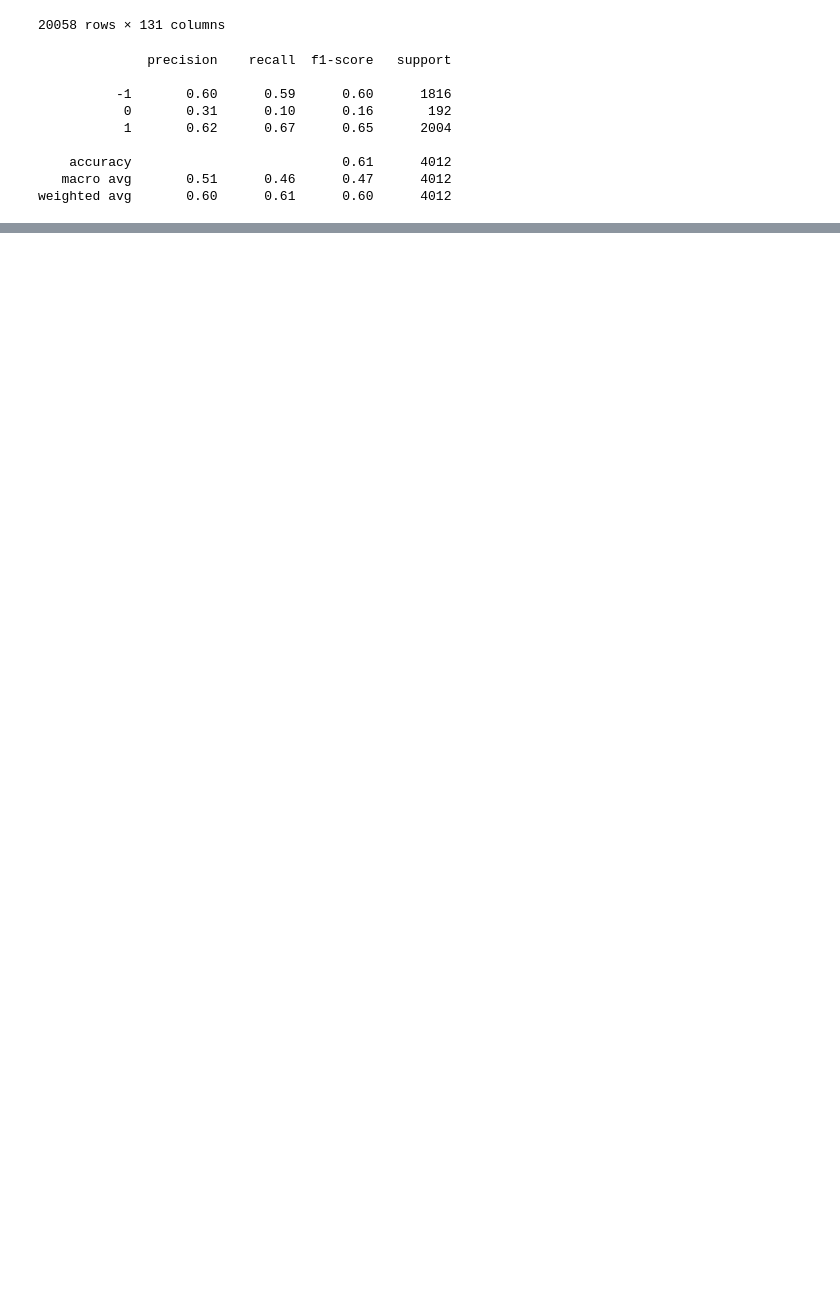
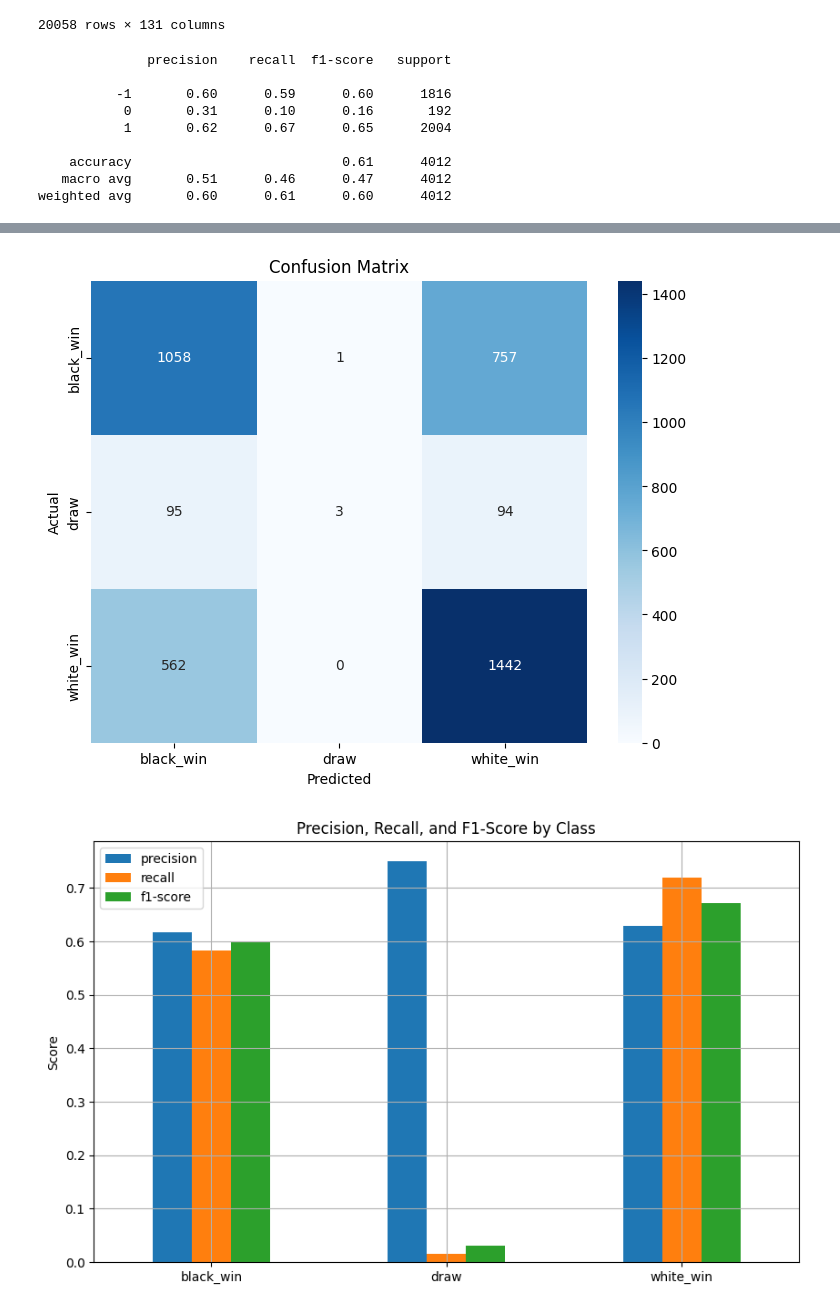
Before and after one commit to Ajodo-Godson/CP191-RAR, a Jupyter notebook: Game_Modelling.ipynb, the cells around one changed output, grey strips where cells are left out. Drawn from its saved outputs; the diff is of its cells as text; code cells hidden in the pictures; blank space fills up the shorter version.

```diff
--- a/Game_Modelling.ipynb
+++ b/Game_Modelling.ipynb
@@ -502,3 +502,22 @@ print(classification_report(y_test, y_pred))
     accuracy                           0.61      4012
    macro avg       0.51      0.46      0.47      4012
 weighted avg       0.60      0.61      0.60      4012
+# %%
+from sklearn.model_selection import GridSearchCV
+
+# Define parameter grid
+param_grid = {
+    'n_estimators': [100, 200],
+    'max_depth': [10, 20, None],
+    'min_samples_split': [2, 5],
+}
+
+# Initialize the grid search
+grid_search = GridSearchCV(RandomForestClassifier(random_state=42), param_grid, cv=5, scoring='accuracy')
+
+# Fit the grid search
+grid_search.fit(X_train_scaled, y_train)
+
+# Best hyperparameters and score
+print(f"Best parameters: {grid_search.best_params_}")
+print(f"Best score: {grid_search.best_score_}")
@@ -641,0 +750,31 @@ plt.show()
+# %%
+import seaborn as sns
+from sklearn.metrics import confusion_matrix
+import matplotlib.pyplot as plt
+
+# Confusion matrix
+cm = confusion_matrix(y_test, y_pred_gb_weighted)
+cm_df = pd.DataFrame(cm, index=['black_win', 'draw', 'white_win'], columns=['black_win', 'draw', 'white_win'])
+
+# Plotting the confusion matrix as a heatmap
+plt.figure(figsize=(8, 6))
+sns.heatmap(cm_df, annot=True, fmt='d', cmap='Blues')
+plt.title('Confusion Matrix')
+plt.ylabel('Actual')
+plt.xlabel('Predicted')
+plt.show()
+
+# Extracting precision, recall, and f1-score from the classification report
+report_dict = classification_report(y_test, y_pred_gb_weighted, target_names=['black_win', 'draw', 'white_win'], output_dict=True)
+metrics_df = pd.DataFrame(report_dict).transpose().iloc[:3, :3]  # Select precision, recall, and f1 for the three classes
+
+# Plotting precision, recall, and f1-score as bar charts
+metrics_df.plot(kind='bar', figsize=(10, 6))
+plt.title('Precision, Recall, and F1-Score by Class')
+plt.ylabel('Score')
+plt.xticks(rotation=0)
+plt.grid(True)
+plt.show()
+# %% [output]
+[figure, added]
+[figure, added]
```
Also changed, not shown: parts of 14 cells of this notebook.
